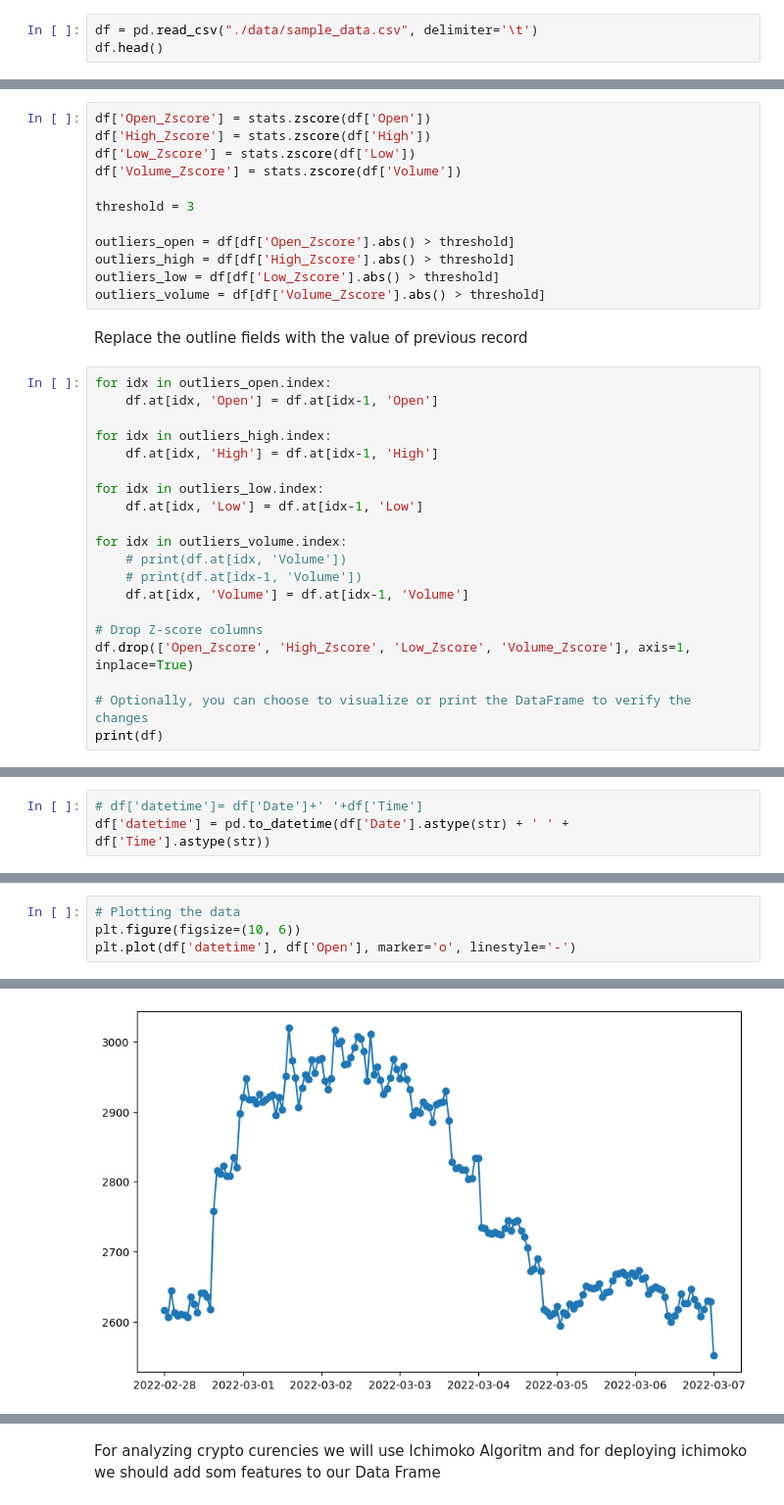
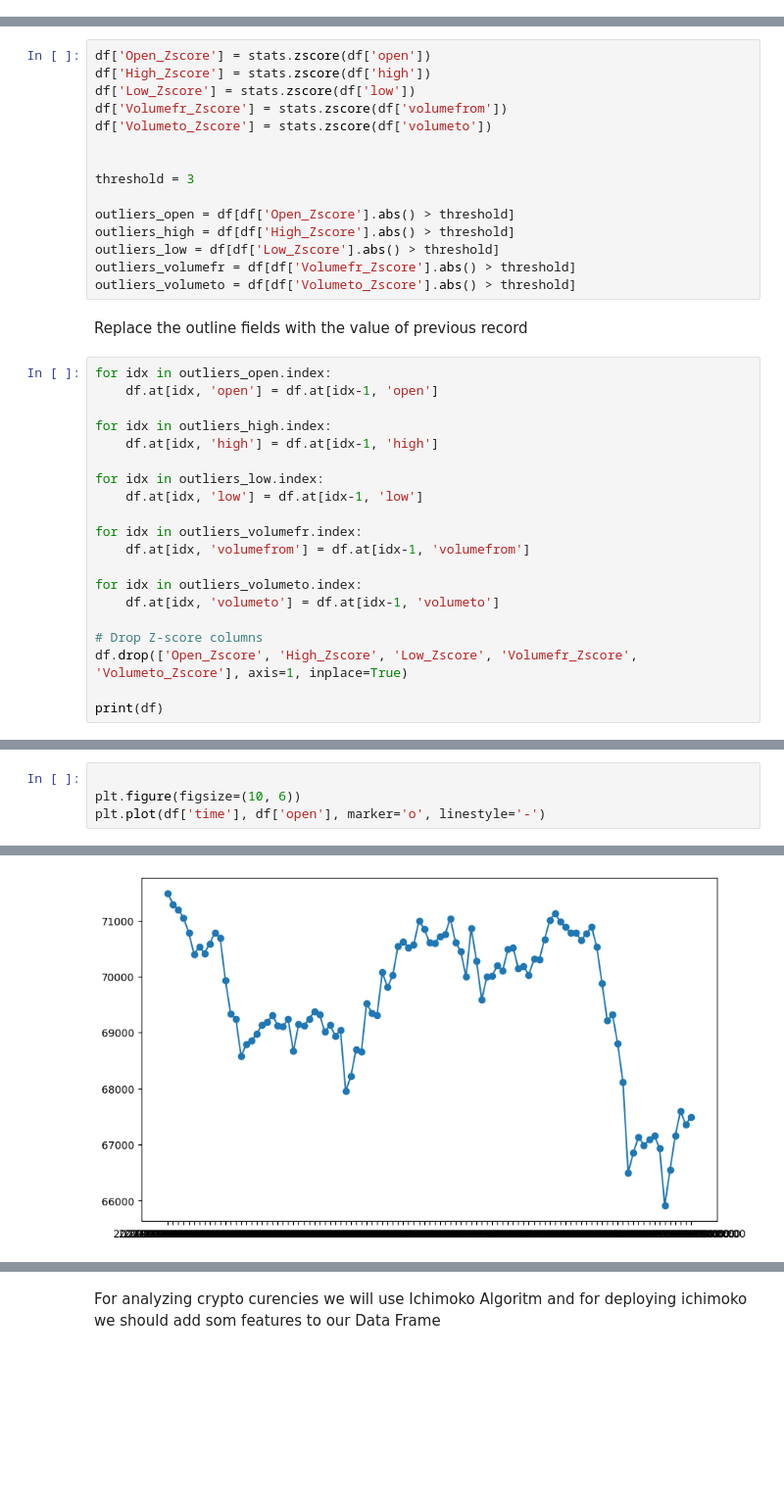
Before and after one commit to pedram6403/INF7225group1, a Jupyter notebook: preparation_data.ipynb, the cells around one changed output, grey strips where cells are left out. Shown: that part at 98% size. Drawn from its saved outputs; the diff is of its cells as text; blank space fills up the shorter version.

```diff
--- a/preparation_data.ipynb
+++ b/preparation_data.ipynb
@@ -12,3 +22,0 @@ import matplotlib.pyplot as plt
-# %%
-df = pd.read_csv("./data/sample_data.csv", delimiter='\t')
-df.head()
@@ -69,37 +106,40 @@ detectiong outline fieldes
 we use Zscore method to recugenise outline values
 at this method we calculate Zscore value of each field and if they are bigger than +3 or smaller than -3 we replace the field value with previos record
 # %%
-df['Open_Zscore'] = stats.zscore(df['Open'])
-df['High_Zscore'] = stats.zscore(df['High'])
-df['Low_Zscore'] = stats.zscore(df['Low'])
-df['Volume_Zscore'] = stats.zscore(df['Volume'])
+df['Open_Zscore'] = stats.zscore(df['open'])
+df['High_Zscore'] = stats.zscore(df['high'])
+df['Low_Zscore'] = stats.zscore(df['low'])
+df['Volumefr_Zscore'] = stats.zscore(df['volumefrom'])
+df['Volumeto_Zscore'] = stats.zscore(df['volumeto'])
+
 
 threshold = 3
 
 outliers_open = df[df['Open_Zscore'].abs() > threshold]
 outliers_high = df[df['High_Zscore'].abs() > threshold]
 outliers_low = df[df['Low_Zscore'].abs() > threshold]
-outliers_volume = df[df['Volume_Zscore'].abs() > threshold]
+outliers_volumefr = df[df['Volumefr_Zscore'].abs() > threshold]
+outliers_volumeto = df[df['Volumeto_Zscore'].abs() > threshold]
 # %% [markdown]
 Replace the outline fields with the value of previous record
 # %%
 for idx in outliers_open.index:
-    df.at[idx, 'Open'] = df.at[idx-1, 'Open']
+    df.at[idx, 'open'] = df.at[idx-1, 'open']
 
 for idx in outliers_high.index:
-    df.at[idx, 'High'] = df.at[idx-1, 'High']
+    df.at[idx, 'high'] = df.at[idx-1, 'high']
 
 for idx in outliers_low.index:
-    df.at[idx, 'Low'] = df.at[idx-1, 'Low']
+    df.at[idx, 'low'] = df.at[idx-1, 'low']
 
-for idx in outliers_volume.index:
-    # print(df.at[idx, 'Volume'])
-    # print(df.at[idx-1, 'Volume'])
-    df.at[idx, 'Volume'] = df.at[idx-1, 'Volume']
+for idx in outliers_volumefr.index:
+    df.at[idx, 'volumefrom'] = df.at[idx-1, 'volumefrom']
+
+for idx in outliers_volumeto.index:
+    df.at[idx, 'volumeto'] = df.at[idx-1, 'volumeto']
 
 # Drop Z-score columns
-df.drop(['Open_Zscore', 'High_Zscore', 'Low_Zscore', 'Volume_Zscore'], axis=1, inplace=True)
+df.drop(['Open_Zscore', 'High_Zscore', 'Low_Zscore', 'Volumefr_Zscore', 'Volumeto_Zscore'], axis=1, inplace=True)
 
-# Optionally, you can choose to visualize or print the DataFrame to verify the changes
 print(df)
 # %% [output]
@@ -120,3 +162,0 @@ print(df)
-# %%
-# df['datetime']= df['Date']+' '+df['Time']
-df['datetime'] = pd.to_datetime(df['Date'].astype(str) + ' ' + df['Time'].astype(str))
@@ -123,8 +165,8 @@ df['datetime'] = pd.to_datetime(df['Date'].astype(str) + ' ' + df['Time'].astype
 # %%
-# Plotting the data
+
 plt.figure(figsize=(10, 6))
-plt.plot(df['datetime'], df['Open'], marker='o', linestyle='-')
+plt.plot(df['time'], df['open'], marker='o', linestyle='-')
 # %% [output]
 [<matplotlib.lines.Line2D at 0x...>]
-[figure, old version]
+[figure, new version]
 # %% [markdown]
```
Also changed, not shown: parts of 32 cells of this notebook, 1 other file.
